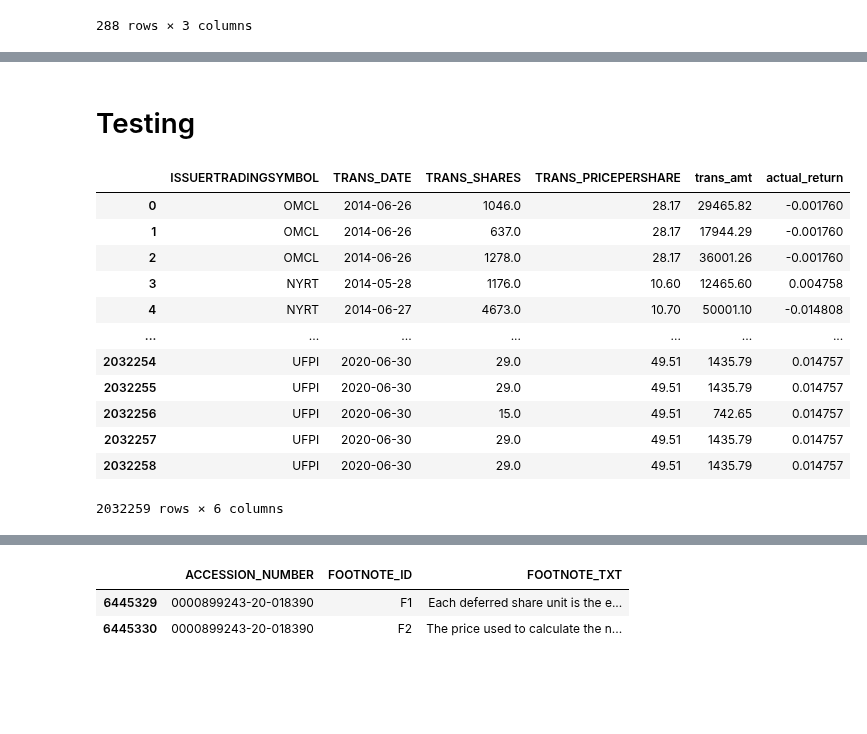
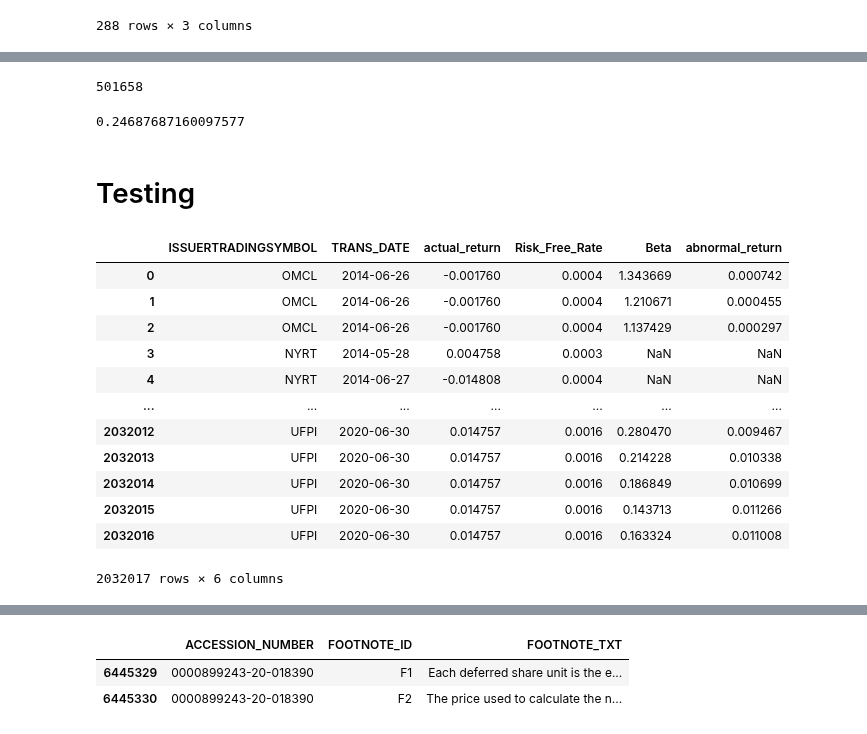
Before and after one commit to Blimperoo/DSA4263-Final-Insider-Trading, a Jupyter notebook: src/data/SEC_and_Litigations_EDA.ipynb, the cells around one changed output, grey strips where cells are left out. Cells and saved outputs as stored; diff of their text form; code cells hidden in the pictures; blank space fills up the shorter version.

Commit message:
Add Lewis beta code

```diff
--- a/src/data/SEC_and_Litigations_EDA.ipynb
+++ b/src/data/SEC_and_Litigations_EDA.ipynb
@@ -127,6 +119,10 @@ I     849496
 Name: count, dtype: int64
 # %%
 # Drop irrelevant rows
+
+# Select only transactions from 2005 to 2021
+all_transaction_data = all_transaction_data[(all_transaction_data['TRANS_DATE'].dt.year >= YEARS_THRESHOLD[0]) & (all_transaction_data['TRANS_DATE'].dt.year <= YEARS_THRESHOLD[1])]
+print(all_transaction_data.shape)
 
 # Filter out indirect ownership
 all_transaction_direct = all_transaction_data[all_transaction_data['DIRECT_INDIRECT_OWNERSHIP'] == 'D']
@@ -311,6 +282,6 @@ Name: count, Length: 5413, dtype: int64
 # %%
 # Step 0: Merge transaction data with stock prices for sanity check that values correspond.
-test = all_transaction_direct_final_filtered.merge(stock_price_daily_data_filtered, left_on=['ISSUERTRADINGSYMBOL', 'TRANS_DATE'],
+test = all_transaction_direct_final.merge(stock_price_daily_data_filtered, left_on=['ISSUERTRADINGSYMBOL', 'TRANS_DATE'],
                                   right_on=['symbol', 'date'], how='left')
 ## Corresponds to 3/4 of dataset, where difference in TRANS_PRICEPERSHARE and close is less than 1.
 test['Compare_Values'] = test['TRANS_PRICEPERSHARE'] - test['close']
@@ -318,7 +289,7 @@ print("Most TRANS_PRICEPERSHARE correspond to the price on the market", test[tes
 print("There are some NA values: no historical stock price data on the day", test['close'].isna().sum()/test.shape[0])
 
 # Step 1: Merge transactions with stock prices
-all_transaction_direct_final_returns = all_transaction_direct_final_filtered.merge(stock_price_daily_data_filtered,
+all_transaction_direct_final_returns = all_transaction_direct_final.merge(stock_price_daily_data_filtered,
                                             left_on=['ISSUERTRADINGSYMBOL', 'TRANS_DATE'], right_on=['symbol', 'date'], how='left')
 
 # Step 2: Merge to get previous day's stock price
@@ -395,0 +382,28 @@ all_transaction_direct_final_returns[['ISSUERTRADINGSYMBOL', 'TRANS_DATE','TRANS
+# %%
+all_transaction_direct_final_returns['Excess_Return'] = all_transaction_direct_final_returns['actual_return'] - all_transaction_direct_final_returns['Risk_Free_Rate']
+all_transaction_direct_final_returns['Excess_Market_Return'] = all_transaction_direct_final_returns['market_return'] - all_transaction_direct_final_returns['Risk_Free_Rate']
+
+window_size = 60
+min_window = 24
+all_transaction_direct_final_returns['Beta'] = np.nan
+
+for ticker, group_data in all_transaction_direct_final_returns.groupby('ISSUERTRADINGSYMBOL'):
+
+    group_data.dropna(subset=['Excess_Return', 'Excess_Market_Return'], inplace=True)
+
+    if len(group_data) < min_window:
+        continue
+    group_data = group_data.sort_values('TRANS_DATE')
+
+    y = group_data['Excess_Return']
+    X = sm.add_constant(group_data['Excess_Market_Return'])
+
+    rolling_model = RollingOLS(endog = y, exog = X, window = min(group_data.shape[0], 60) )
+    rolling_results = rolling_model.fit()
+
+    #just get the Beta
+    beta_series = rolling_results.params['Excess_Market_Return']
+    all_transaction_direct_final_returns.loc[group_data.index, 'Beta'] = beta_series
+# %%
+all_transaction_direct_final_returns['expected_return'] = all_transaction_direct_final_returns['Risk_Free_Rate'] + all_transaction_direct_final_returns['Beta'] * (all_transaction_direct_final_returns['actual_return'] - all_transaction_direct_final_returns['Risk_Free_Rate'])
+all_transaction_direct_final_returns['abnormal_return'] = all_transaction_direct_final_returns["actual_return"] - all_transaction_direct_final_returns['expected_return']
@@ -396,18 +447,26 @@ all_transaction_direct_final_returns[['ISSUERTRADINGSYMBOL', 'TRANS_DATE','TRANS
+# %%
+all_transaction_direct_final_returns['Beta'].isna().sum()
+# %% [output]
+501658
+# %%
+501658/all_transaction_direct_final_returns.shape[0]
+# %% [output]
+0.24687687160097577
 # %% [markdown]
 # Testing
 # %%
-all_transaction_direct_final_returns[['ISSUERTRADINGSYMBOL', 'TRANS_DATE','TRANS_SHARES', 'TRANS_PRICEPERSHARE','trans_amt','actual_return']]
+all_transaction_direct_final_returns[['ISSUERTRADINGSYMBOL', 'TRANS_DATE','actual_return', 'Risk_Free_Rate', 'Beta', 'abnormal_return']]
 # %% [output]
-|  | ISSUERTRADINGSYMBOL | TRANS_DATE | TRANS_SHARES | TRANS_PRICEPERSHARE | trans_amt | actual_return |
-| 0 | OMCL | 2014-06-26 | 1046.0 | 28.17 | 29465.82 | -0.001760 |
-| 1 | OMCL | 2014-06-26 | 637.0 | 28.17 | 17944.29 | -0.001760 |
-| 2 | OMCL | 2014-06-26 | 1278.0 | 28.17 | 36001.26 | -0.001760 |
-| 3 | NYRT | 2014-05-28 | 1176.0 | 10.60 | 12465.60 | 0.004758 |
-| 4 | NYRT | 2014-06-27 | 4673.0 | 10.70 | 50001.10 | -0.014808 |
+|  | ISSUERTRADINGSYMBOL | TRANS_DATE | actual_return | Risk_Free_Rate | Beta | abnormal_return |
+| 0 | OMCL | 2014-06-26 | -0.001760 | 0.0004 | 1.343669 | 0.000742 |
+| 1 | OMCL | 2014-06-26 | -0.001760 | 0.0004 | 1.210671 | 0.000455 |
+| 2 | OMCL | 2014-06-26 | -0.001760 | 0.0004 | 1.137429 | 0.000297 |
+| 3 | NYRT | 2014-05-28 | 0.004758 | 0.0003 | NaN | NaN |
+| 4 | NYRT | 2014-06-27 | -0.014808 | 0.0004 | NaN | NaN |
 | ... | ... | ... | ... | ... | ... | ... |
-| 2032254 | UFPI | 2020-06-30 | 29.0 | 49.51 | 1435.79 | 0.014757 |
-| 2032255 | UFPI | 2020-06-30 | 29.0 | 49.51 | 1435.79 | 0.014757 |
-| 2032256 | UFPI | 2020-06-30 | 15.0 | 49.51 | 742.65 | 0.014757 |
-| 2032257 | UFPI | 2020-06-30 | 29.0 | 49.51 | 1435.79 | 0.014757 |
-| 2032258 | UFPI | 2020-06-30 | 29.0 | 49.51 | 1435.79 | 0.014757 |
+| 2032012 | UFPI | 2020-06-30 | 0.014757 | 0.0016 | 0.280470 | 0.009467 |
+| 2032013 | UFPI | 2020-06-30 | 0.014757 | 0.0016 | 0.214228 | 0.010338 |
+| 2032014 | UFPI | 2020-06-30 | 0.014757 | 0.0016 | 0.186849 | 0.010699 |
+| 2032015 | UFPI | 2020-06-30 | 0.014757 | 0.0016 | 0.143713 | 0.011266 |
+| 2032016 | UFPI | 2020-06-30 | 0.014757 | 0.0016 | 0.163324 | 0.011008 |
-2032259 rows × 6 columns
+2032017 rows × 6 columns
```
Also changed, not shown: parts of 45 cells of this notebook.
